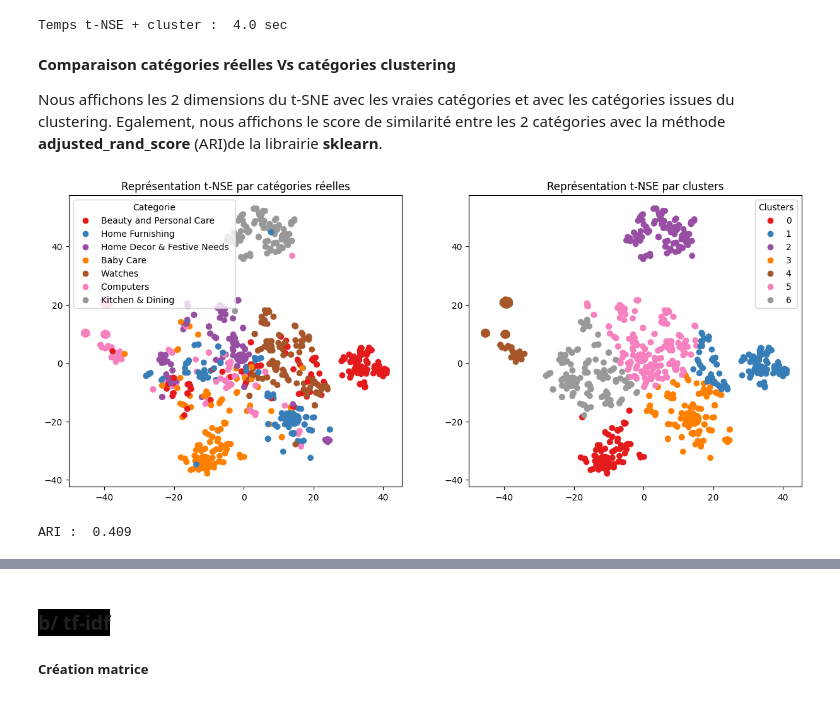
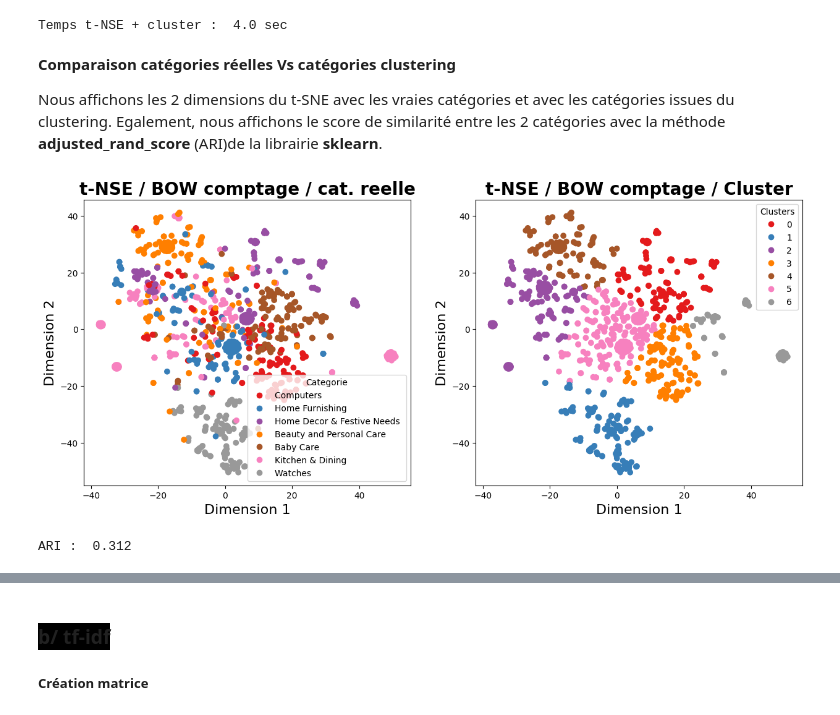
Before and after one commit to pierrickBERTHE/PB6-Classification_automatique_de_produits, a Jupyter notebook: berthe_pierrick_1_notebook_faisabilite_feature_extraction_texte_122023.ipynb, the cells around one changed output, grey strips where cells are left out. Saved outputs shown, nothing was run; the diff lists cells and outputs as text; code cells hidden in the pictures.

```diff
--- a/berthe_pierrick_1_notebook_faisabilite_feature_extraction_texte_122023.ipynb
+++ b/berthe_pierrick_1_notebook_faisabilite_feature_extraction_texte_122023.ipynb
@@ -326,9 +298,8 @@ def afficher_tsne(feat_tsne_df, titre):
 def calcul_t_nse_et_clusters(X, labels_reel):
     """
     Calcule une transformation t-SNE des données et effectue un clustering
-    KMeans sur le résultat.
-    Mesure également le temps d'exécution et calcule l'indice de Rand ajusté
-    (ARI).
+    KMeans sur le résultat. Mesure également le temps d'exécution et calcule
+    l'indice de Rand ajusté (ARI).
 
     Paramètres:
     X : array-like, shape (n_samples, n_features)
@@ -370,7 +341,7 @@ def calcul_t_nse_et_clusters(X, labels_reel):
 
     return (ARI, X_tsne, cls.labels_)
 # %%
-def comparatif_t_nse_clusters(X_tsne, labels_reel, cls_labels, ARI):
+def comparatif_t_nse_clusters(X_tsne, labels_reel, cls_labels, ARI, methode):
     """
     Visualise les données en utilisant t-SNE, en colorant les points selon
     les vraies catégories et les clusters.
@@ -384,6 +355,8 @@ def comparatif_t_nse_clusters(X_tsne, labels_reel, cls_labels, ARI):
         Les clusters attribués à chaque point.
     ARI : float
         L'indice de Rand ajusté, une mesure de la qualité du clustering.
+    methode : str
+        Le nom de la méthode utilisée pour le clustering.
 
     Retourne:
     None
@@ -413,7 +386,10 @@ def comparatif_t_nse_clusters(X_tsne, labels_reel, cls_labels, ARI):
         loc="best",
         title="Categorie"
         )
-    plt.title('Représentation t-NSE par catégories réelles')
+    plt.title(
+        f't-NSE / {methode} / cat. reelle', fontsize=20, fontweight='bold')
+    plt.xlabel('Dimension 1', fontsize=16)
+    plt.ylabel('Dimension 2', fontsize=16)
 
     # plot des clusters
     ax = fig.add_subplot(122)
@@ -429,7 +405,9 @@ def comparatif_t_nse_clusters(X_tsne, labels_reel, cls_labels, ARI):
         loc="best",
         title="Clusters"
         )
-    plt.title('Représentation t-NSE par clusters')
+    plt.title(f't-NSE / {methode} / Cluster', fontsize=20, fontweight='bold')
+    plt.xlabel('Dimension 1', fontsize=16)
+    plt.ylabel('Dimension 2', fontsize=16)
 
     # Affichage de l'ARI
     plt.show()
@@ -971,0 +1050,5 @@ Name: count, dtype: int64
+# %%
+le = LabelEncoder()
+le.fit(df_text["product_name"])
+df_text["label"] = le.transform(df_text["product_name"])
+df_text.head(5)
@@ -1834,11 +1953,15 @@ Nous réduisons la dimension de notre matrice avec une ACP pour améliorer l'app
 
 Nous conservons 99% de la variance.
 # %%
-# Affficher la taille de la matrice de bag_of_words
-print("Dimension du df bag-of-words:", X_comptage_df.shape)
+# Afficher la taille de la matrice
+print("Dimension du df bag-of-words comptage mot:", X_comptage_df.shape)
 
-# ACP
+# Créer un scaler, l'ajuster aux données et les transformer
+scaler = StandardScaler()
+X_comptage_scaled_df = scaler.fit_transform(X_comptage_df)
+
+# Appliquer l'ACP
 pca = decomposition.PCA(n_components=0.99)
-X_comptage_acp_df = pca.fit_transform(X_comptage_df)
-print("Dimension du df apres la PCA:", X_comptage_acp_df.shape)
+X_comptage_acp_df = pca.fit_transform(X_comptage_scaled_df)
+print("Dimensions dataset après ACP : ", X_comptage_acp_df.shape)
 # %% [output]
@@ -1862,12 +1985,13 @@ ARI_comptage, X_tsne_comptage, cls_labels_comptage = calcul_t_nse_et_clusters(
 # %% [output]
 Temps t-NSE + cluster :  4.0 sec
 # %% [markdown]
-**Comparaison catégories réelles Vs catégories clustering</span>**
+**Comparaison catégories réelles Vs catégories clustering**
 
 Nous affichons les 2 dimensions du t-SNE avec les vraies catégories et avec les catégories issues du clustering. Egalement, nous affichons le score de similarité entre les 2 catégories avec la méthode **adjusted_rand_score** (ARI)de la librairie **sklearn**.
 # %%
 comparatif_t_nse_clusters(
-    X_tsne_comptage, labels_reel, cls_labels_comptage, ARI_comptage)
+    X_tsne_comptage, labels_reel, cls_labels_comptage, ARI_comptage,
+    "BOW comptage")
 # %% [output]
-[figure, old version]
+[figure, new version]
-ARI :  0.409
+ARI :  0.312
```
Also changed, not shown: parts of 133 cells of this notebook, 1 other file.
